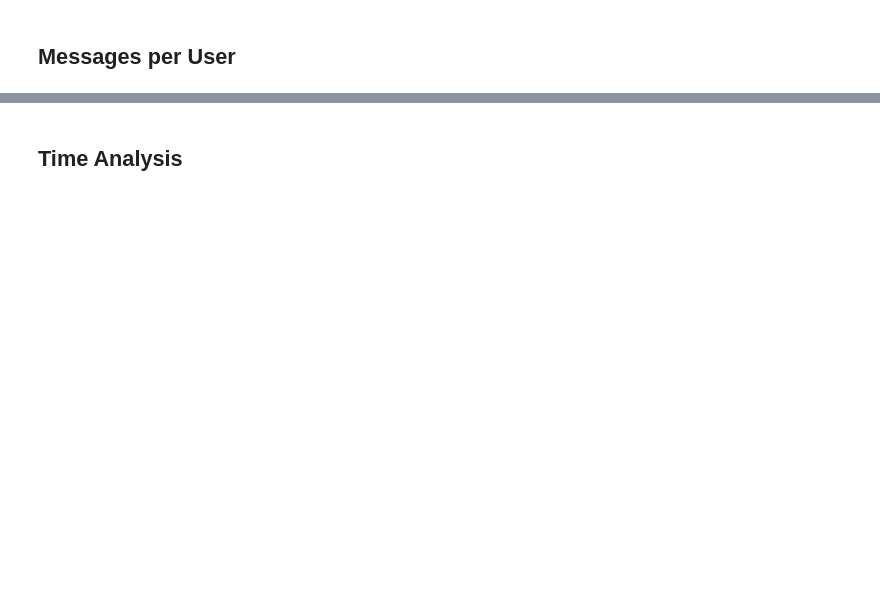
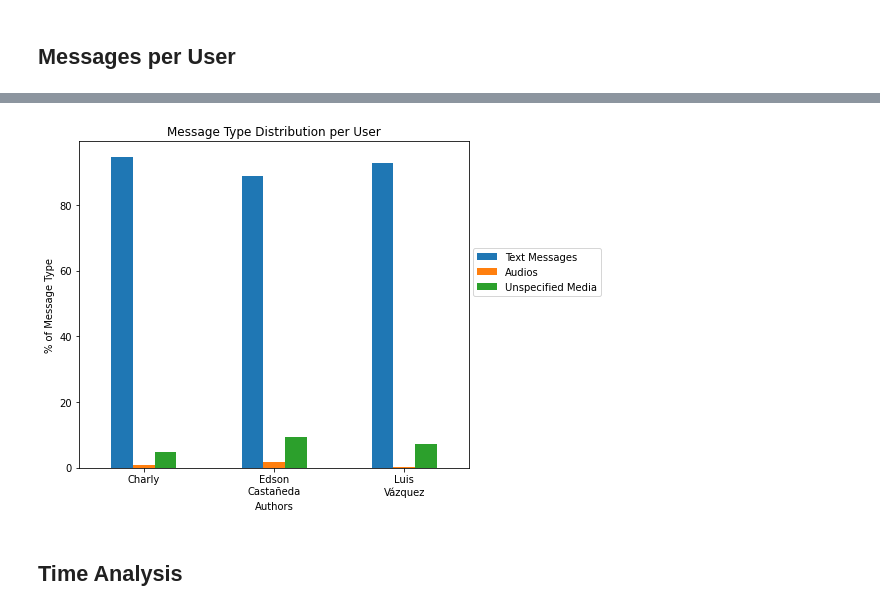
Before and after one commit to EdsonECM17/Whatsapp_Data_Analysis, a Jupyter notebook: code/whatsapp_analysis.ipynb, the cells around one changed output, grey strips where cells are left out. Cells and saved outputs as stored; diff of their text form; code cells hidden in the pictures; blank space fills up the shorter version.

```diff
--- a/code/whatsapp_analysis.ipynb
+++ b/code/whatsapp_analysis.ipynb
@@ -184,34 +260,36 @@ plt.show()
 # %%
 # Plot message
 summary_author_df_pct = message_per_author_df[["Author", "%_Text_of_user", "%_Image_of_user","%_Sticker_of_user",
 "%_Link_of_user","%_Audio_of_user", "%_Media_of_user"]]
 summary_author_df_pct = summary_author_df_pct.rename(columns={
     "%_Text_of_user":"Text Messages",
     "%_Image_of_user":"Images",
     "%_Sticker_of_user": "Stickers",
     "%_Audio_of_user": "Audios",
     "%_Links_of_user": "Links",
     "%_Media_of_user": "Unspecified Media"
     })
 
 summary_author_df_pct = summary_author_df_pct.loc[:, (summary_author_df_pct != 0).any(axis=0)]
 
 
 ax = summary_author_df_pct.plot(kind="bar", x="Author")
-ax.legend(loc='center right', bbox_to_anchor = (1.3, 0.6))
+ax.legend(loc='center right', bbox_to_anchor = (1.35, 0.6))
 fig = ax.get_figure()
 # Change the plot dimensions (width, height)
 fig.set_size_inches(7, 6)
 # Fix label x
 locs, labels = plt.xticks()
 labels = [label.get_text().replace(" ", "\n") for label in labels]
 plt.xticks(np.arange(len(labels)), labels, rotation = 0)
 # Change the axes labels
 ax.set_xlabel("Authors")
 ax.set_ylabel("% of Message Type")
 ax.set_title("Message Type Distribution per User")
 plt.savefig(f"{OUTPUT_PATH}user_message_distribution.png")
 plt.show()
+# %% [output]
+[figure, added]
 # %% [markdown]
 ## Time Analysis
 # %%
```
Also changed, not shown: parts of 14 cells of this notebook, 1 other file.
